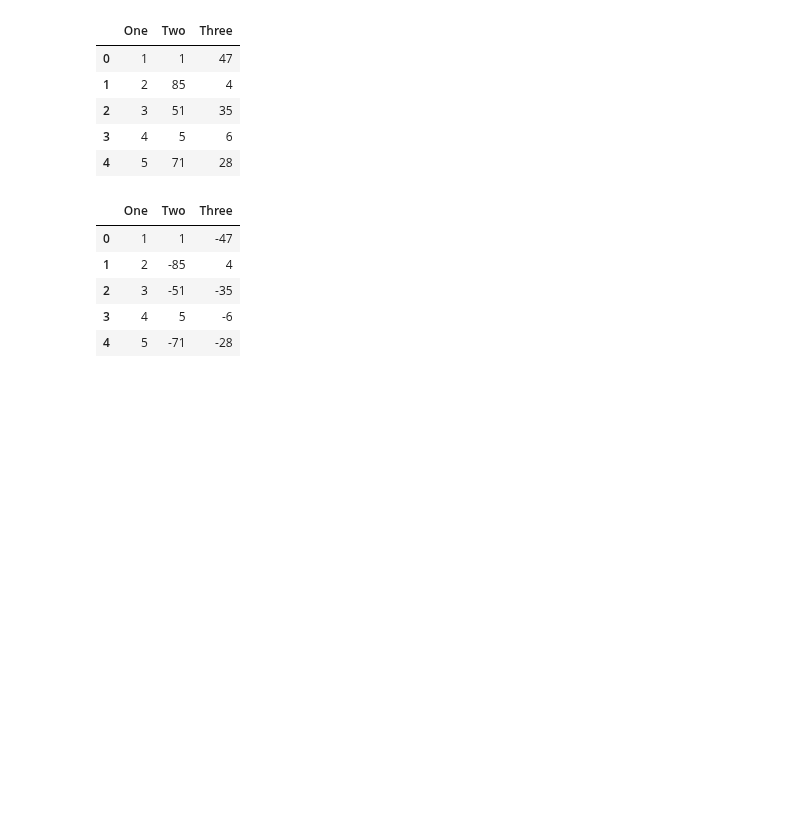
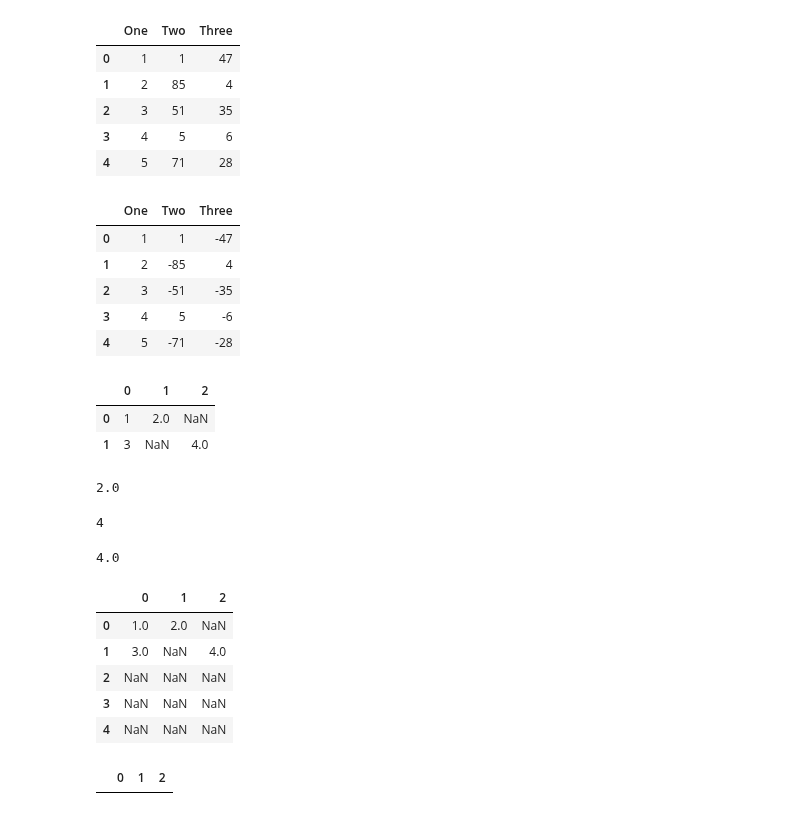
Before and after one commit to galaxy1014/ML_module_summary, a Jupyter notebook: Pandas/Chapter0_Summary/Chapter0.ipynb, the cells around one changed output. Cells and saved outputs as stored; diff of their text form; code cells hidden in the pictures; blank space fills up the shorter version.

Commit message:
add : Update Chapter0.ipynb
add Missing data part code

```diff
--- a/Pandas/Chapter0_Summary/Chapter0.ipynb
+++ b/Pandas/Chapter0_Summary/Chapter0.ipynb
@@ -445,3 +445,37 @@ df
 | 2 | 3 | -51 | -35 |
 | 3 | 4 | 5 | -6 |
 | 4 | 5 | -71 | -28 |
+# %%
+df = pd.DataFrame(data=[[1,2,np.nan],[3,np.nan,4]])
+df
+# %% [output]
+|  | 0 | 1 | 2 |
+| 0 | 1 | 2.0 | NaN |
+| 1 | 3 | NaN | 4.0 |
+# %%
+df[1].sum()
+# %% [output]
+2.0
+# %%
+df[0].sum()
+# %% [output]
+4
+# %%
+df[2].sum()
+# %% [output]
+4.0
+# %%
+df1 = df.reindex(index=np.arange(5))
+# %%
+df1
+# %% [output]
+|  | 0 | 1 | 2 |
+| 0 | 1.0 | 2.0 | NaN |
+| 1 | 3.0 | NaN | 4.0 |
+| 2 | NaN | NaN | NaN |
+| 3 | NaN | NaN | NaN |
+| 4 | NaN | NaN | NaN |
+# %%
+df1.dropna(how='any')
+# %% [output]
+|  | 0 | 1 | 2 |
```
Also changed, not shown: parts of 2 cells of this notebook.
